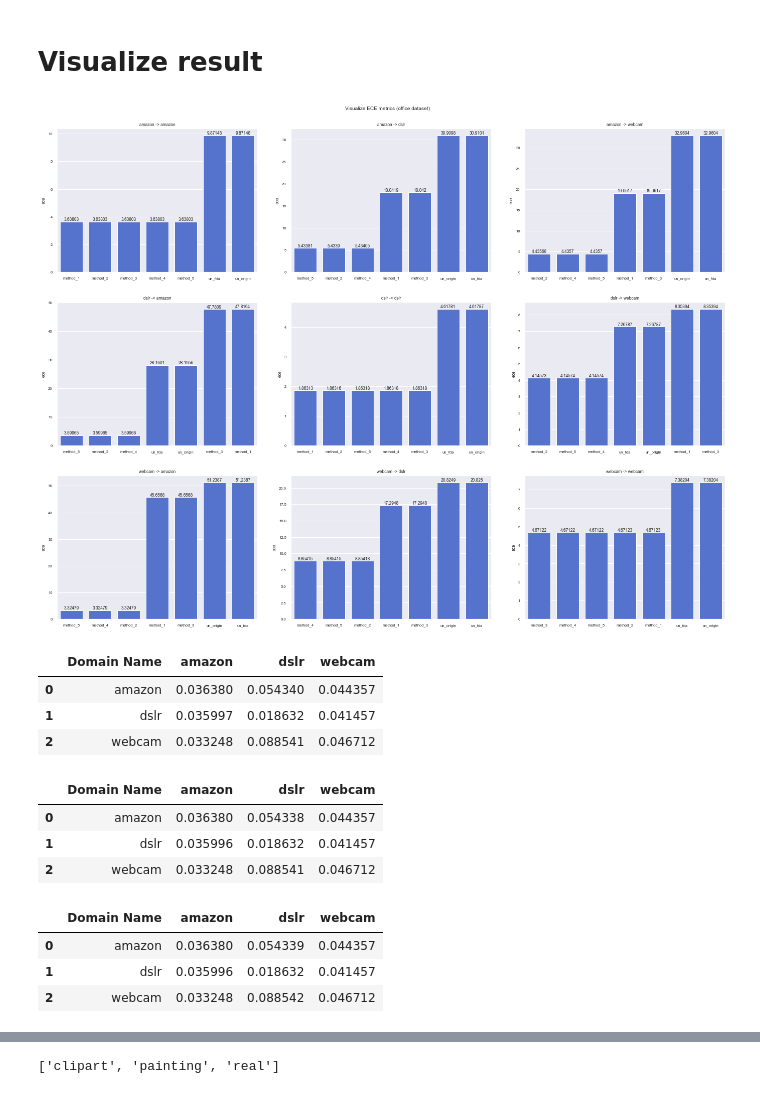
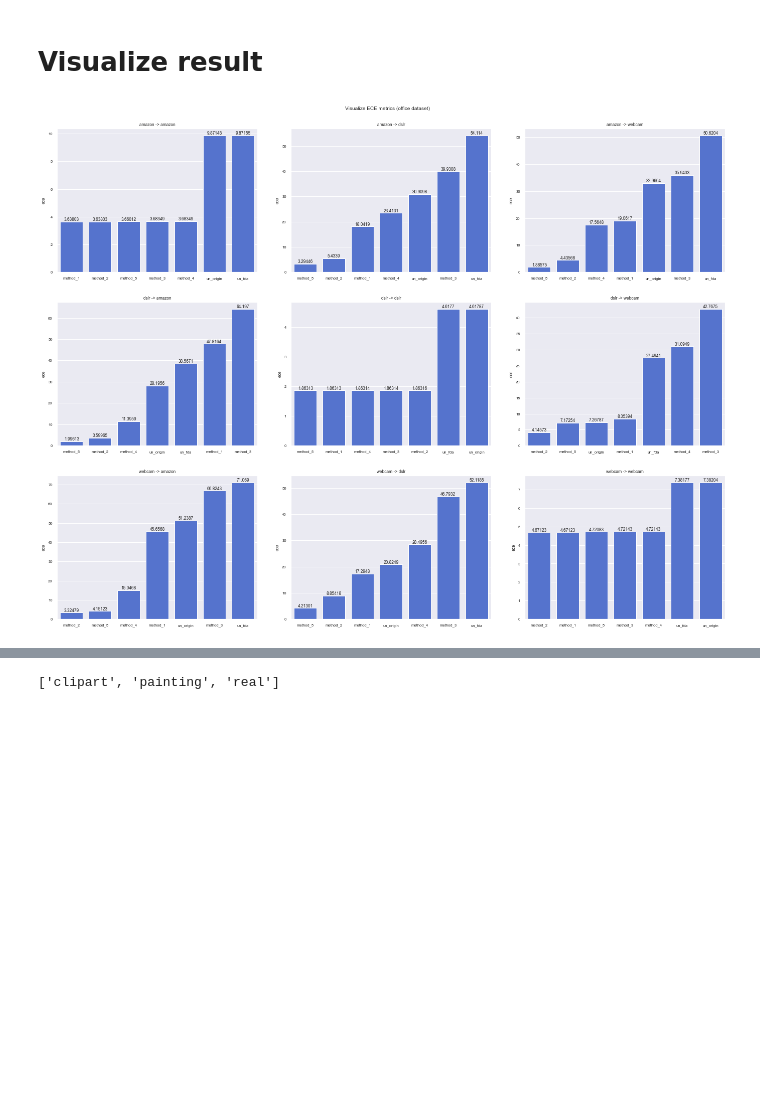
Before and after one commit to TuanAnhNguyen14111998/domain_calibration, a Jupyter notebook: src/notebook/style_transfer.ipynb, the cells around one changed output, grey strips where cells are left out. Drawn from its saved outputs; the diff is of its cells as text; code cells hidden in the pictures; blank space fills up the shorter version.

```diff
--- a/src/notebook/style_transfer.ipynb
+++ b/src/notebook/style_transfer.ipynb
@@ -597,21 +597,21 @@ def visualize(dataset_name, metric, path_folder_fda, path_folder_not_fda, path_s
 
     return dataframe_ece
 # %%
-path_folder_fda = "/Users/tuananh/Downloads/result_all/resull_all_1307/result_not_fda/"
-path_folder_not_fda = "/Users/tuananh/Downloads/result_all/resull_all_1307/result_fda/"
+path_folder_not_fda = "/Users/tuananh/Downloads/result_all_1407/result_not_fda/"
+path_folder_fda = "/Users/tuananh/Downloads/result_all_1407/result_fda/"
 
 dataset_name = "office"
 metric = "ece"
 
-path_save = "/Users/tuananh/Downloads/result_all/resull_all_1307/"
+path_save = "/Users/tuananh/Downloads/result_all_1407/"
 
 dataframe_ece = visualize(
     dataset_name, metric,
     path_folder_fda, path_folder_not_fda,
     path_save=path_save
 )
 # %% [output]
-[figure, old version]
+[figure, new version]
 # %%
 df_method_1 = dataframe_ece["method_1"]
 df_method_2 = dataframe_ece["method_2"]
@@ -621,24 +621,3 @@ df_method_5 = dataframe_ece["method_5"]
 
 df_uncalibrate_origin = dataframe_ece["uncalibrate_origin"]
 df_uncalibrate_fda = dataframe_ece["uncalibrate_fda"]
-# %%
-df_method_4
-# %% [output]
-|  | Domain Name | amazon | dslr | webcam |
-| 0 | amazon | 0.036380 | 0.054340 | 0.044357 |
-| 1 | dslr | 0.035997 | 0.018632 | 0.041457 |
-| 2 | webcam | 0.033248 | 0.088541 | 0.046712 |
-# %%
-df_method_5
-# %% [output]
-|  | Domain Name | amazon | dslr | webcam |
-| 0 | amazon | 0.036380 | 0.054338 | 0.044357 |
-| 1 | dslr | 0.035996 | 0.018632 | 0.041457 |
-| 2 | webcam | 0.033248 | 0.088541 | 0.046712 |
-# %%
-df_method_2
-# %% [output]
-|  | Domain Name | amazon | dslr | webcam |
-| 0 | amazon | 0.036380 | 0.054339 | 0.044357 |
-| 1 | dslr | 0.035996 | 0.018632 | 0.041457 |
-| 2 | webcam | 0.033248 | 0.088542 | 0.046712 |
```
Also changed, not shown: parts of 5 cells of this notebook, 1 other file.
